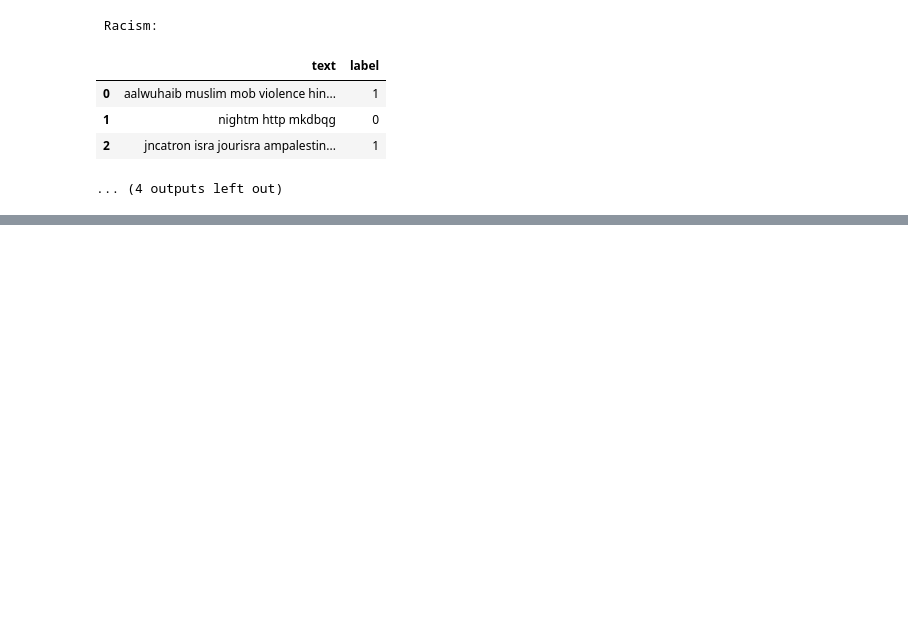
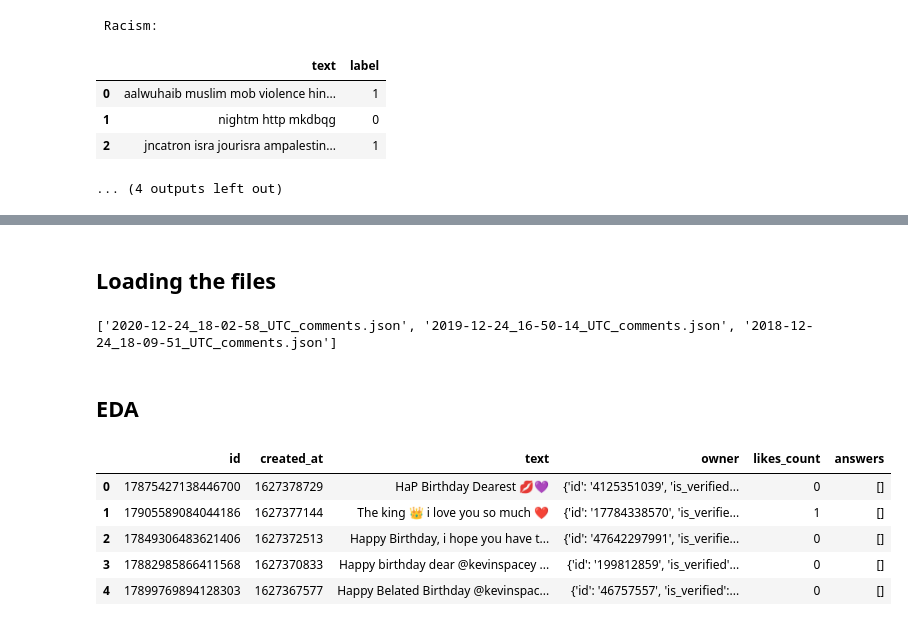
Before and after one commit to julrods/aggressive-tweet-analyzer, a Jupyter notebook: 1_EDA_and_Preprocessing.ipynb, the cells around one changed output, grey strips where cells are left out. Saved outputs shown, nothing was run; the diff lists cells and outputs as text; code cells hidden in the pictures; blank space fills up the shorter version.

```diff
--- a/1_EDA_and_Preprocessing.ipynb
+++ b/1_EDA_and_Preprocessing.ipynb
@@ -273,0 +286,8 @@ for df, df_name in zip(df_list, df_names):
+# %% [markdown]
+## Loading the files
+# %%
+path_eval_data = '/content/gdrive/MyDrive/Cyber-bullying-project/data/4_evaluation_data/'
+json_files = [file for file in os.listdir(path_eval_data) if file.endswith('.json')]
+print(json_files)
+# %% [output]
+['2020-12-24_18-02-58_UTC_comments.json', '2019-12-24_16-50-14_UTC_comments.json', '2018-12-24_18-09-51_UTC_comments.json']
@@ -273,0 +302,11 @@ for df, df_name in zip(df_list, df_names):
+# %% [markdown]
+## EDA
+# %%
+eval_data.head()
+# %% [output]
+|  | id | created_at | text | owner | likes_count | answers |
+| 0 | 17875427138446700 | 1627378729 | HaP Birthday Dearest 💋💜 | {'id': '4125351039', 'is_verified... | 0 | [] |
+| 1 | 17905589084044186 | 1627377144 | The king 👑 i love you so much ❤️ | {'id': '17784338570', 'is_verifie... | 1 | [] |
+| 2 | 17849306483621406 | 1627372513 | Happy Birthday, i hope you have t... | {'id': '47642297991', 'is_verifie... | 0 | [] |
+| 3 | 17882985866411568 | 1627370833 | Happy birthday dear @kevinspacey ... | {'id': '199812859', 'is_verified'... | 0 | [] |
+| 4 | 17899769894128303 | 1627367577 | Happy Belated Birthday @kevinspac... | {'id': '46757557', 'is_verified':... | 0 | [] |
```
Also changed, not shown: parts of 32 cells of this notebook.
